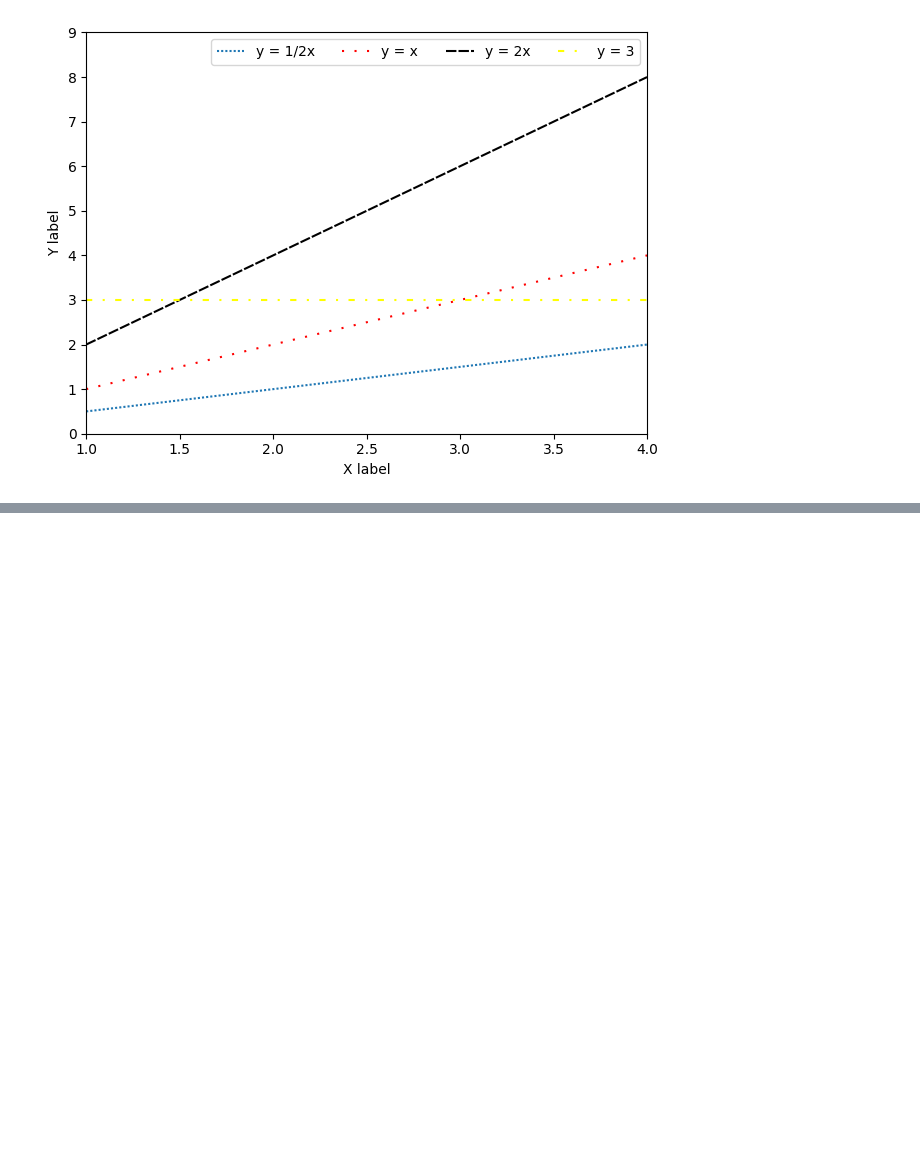
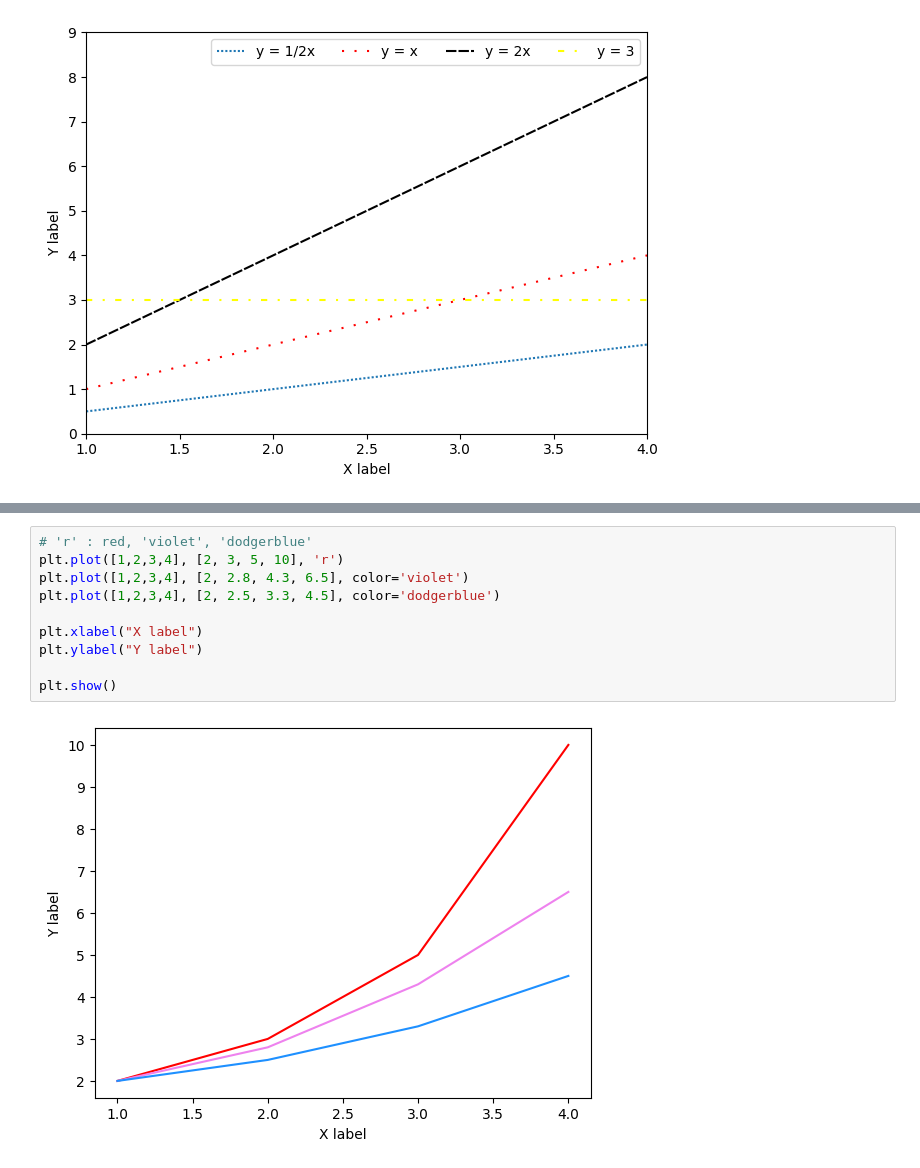
Before and after one commit to naro-naro/Colab, a Jupyter notebook: How to Use Python Libraries for Artificial Intelligence/Matplotlib_실습.ipynb, the cells around one changed output, grey strips where cells are left out. Saved outputs shown, nothing was run; the diff lists cells and outputs as text; blank space fills up the shorter version.

```diff
--- a/How to Use Python Libraries for Artificial Intelligence/Matplotlib_실습.ipynb
+++ b/How to Use Python Libraries for Artificial Intelligence/Matplotlib_실습.ipynb
@@ -160,0 +191,12 @@ plt.show()
+# %%
+# 'r' : red, 'violet', 'dodgerblue'
+plt.plot([1,2,3,4], [2, 3, 5, 10], 'r')
+plt.plot([1,2,3,4], [2, 2.8, 4.3, 6.5], color='violet')
+plt.plot([1,2,3,4], [2, 2.5, 3.3, 4.5], color='dodgerblue')
+
+plt.xlabel("X label")
+plt.ylabel("Y label")
+
+plt.show()
+# %% [output]
+[figure, added]
```
Also changed, not shown: parts of 23 cells of this notebook.
